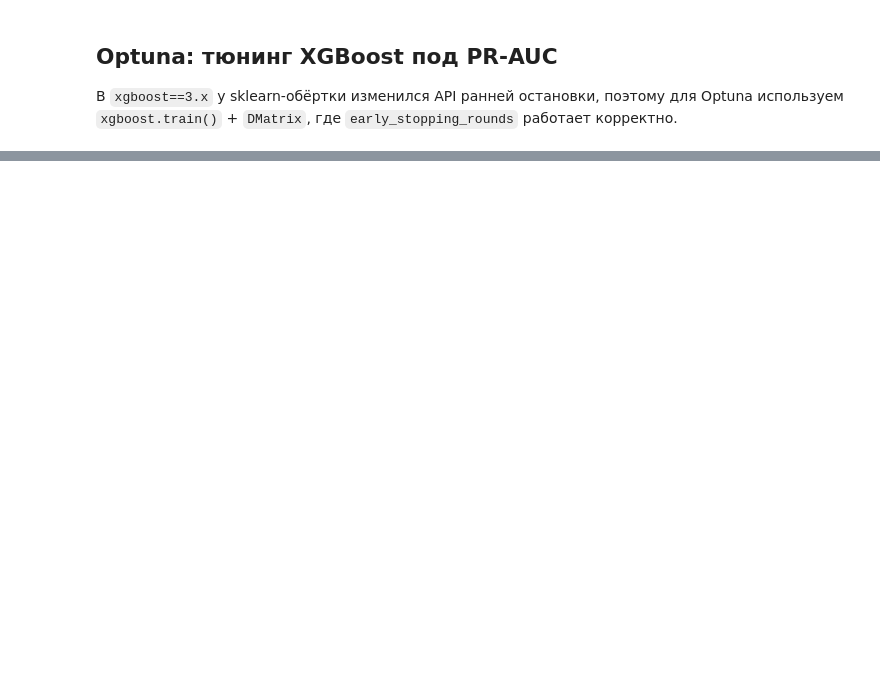
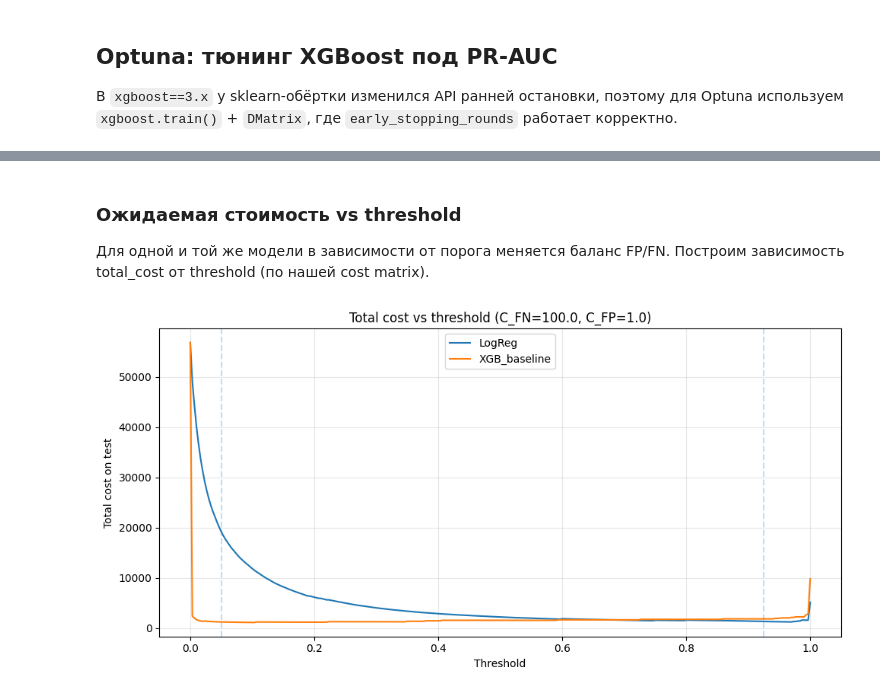
Before and after one commit to wiru7k/Credit_scoring, a Jupyter notebook: notebooks/01_EDA.ipynb, the cells around one changed output, grey strips where cells are left out. Drawn from its saved outputs; the diff is of its cells as text; code cells hidden in the pictures; blank space fills up the shorter version.

```diff
--- a/notebooks/01_EDA.ipynb
+++ b/notebooks/01_EDA.ipynb
@@ -375,0 +346,23 @@ xgb.__version__
+# %%
+# Business assumptions (cost matrix)
+COST_FN = 100.0
+COST_FP = 1.0
+
+# K — how many transactions we can manually review / block
+K = 1000
+
+models_proba = {
+    'LogReg': y_proba_lr,
+}
+
+y_proba_opt_safe = globals().get('y_proba_opt', None)
+if y_proba_opt_safe is not None:
+    models_proba['Tuned_XGB'] = y_proba_opt_safe
+
+if 'xgb' in globals():
+    try:
+        models_proba['XGB_baseline'] = xgb.predict_proba(X_test)[:, 1]
+    except Exception:
+        pass
+
+assert set(np.unique(y_test)).issubset({0, 1}), 'y_test should be binary 0/1'
@@ -375,0 +545,29 @@ xgb.__version__
+# %% [markdown]
+### Ожидаемая стоимость vs threshold
+
+Для одной и той же модели в зависимости от порога меняется баланс FP/FN.
+Построим зависимость total_cost от threshold (по нашей cost matrix).
+# %%
+# Грид threshold (равномерный)
+thr_grid = np.linspace(0.0, 1.0, 301)
+
+plt.figure(figsize=(10, 5))
+
+for model_name, proba in models_proba.items():
+    y_score = np.asarray(proba)
+    costs = [cost_at_threshold(y_true, y_score, float(t), COST_FN, COST_FP)['total_cost'] for t in thr_grid]
+    plt.plot(thr_grid, costs, label=model_name)
+
+# Отметим best_thr из таблицы
+for _, row in metrics_df.iterrows():
+    plt.axvline(row['best_threshold'], linestyle='--', alpha=0.25)
+
+plt.title(f'Total cost vs threshold (C_FN={COST_FN}, C_FP={COST_FP})')
+plt.xlabel('Threshold')
+plt.ylabel('Total cost on test')
+plt.grid(True, alpha=0.3)
+plt.legend()
+plt.tight_layout()
+plt.show()
+# %% [output]
+[figure, added]
```
Also changed, not shown: parts of 20 cells of this notebook.
